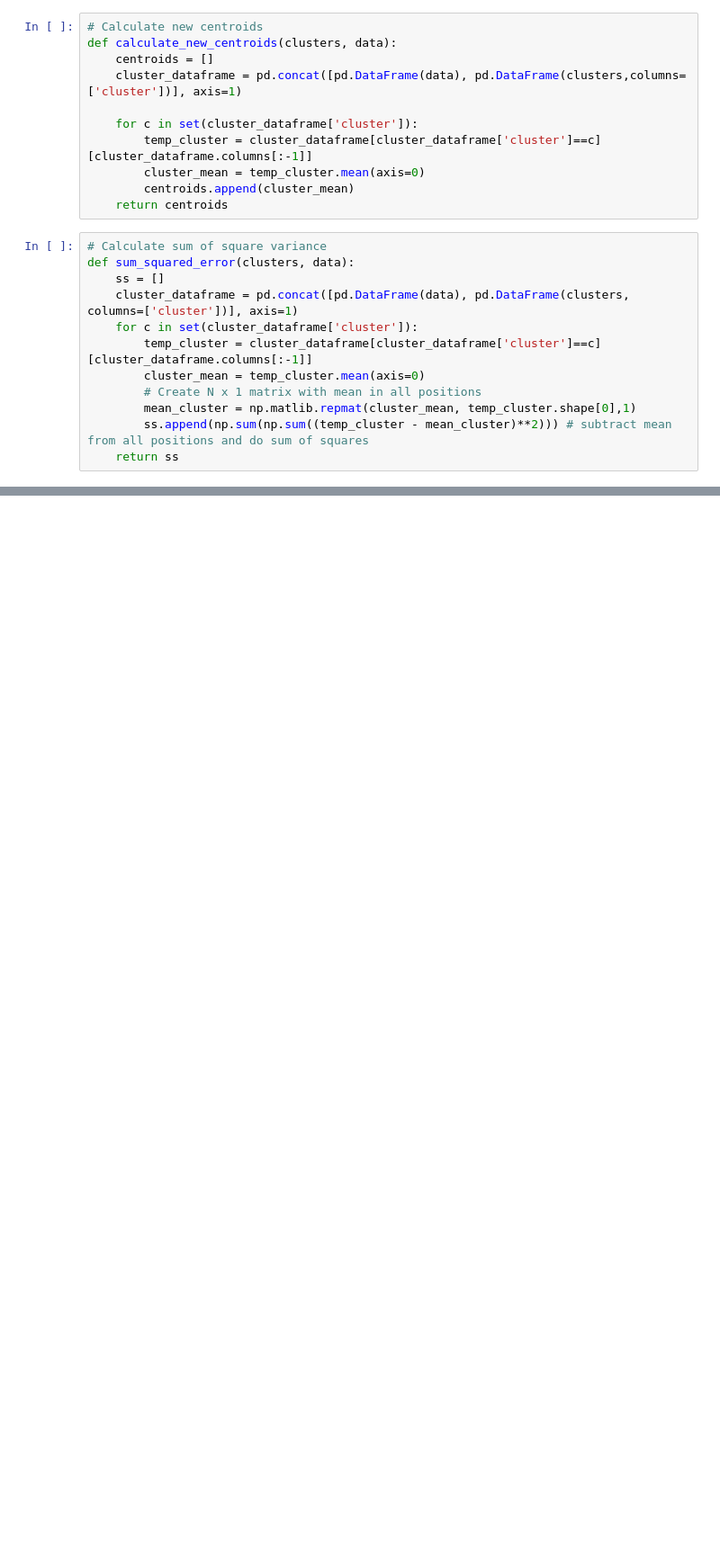
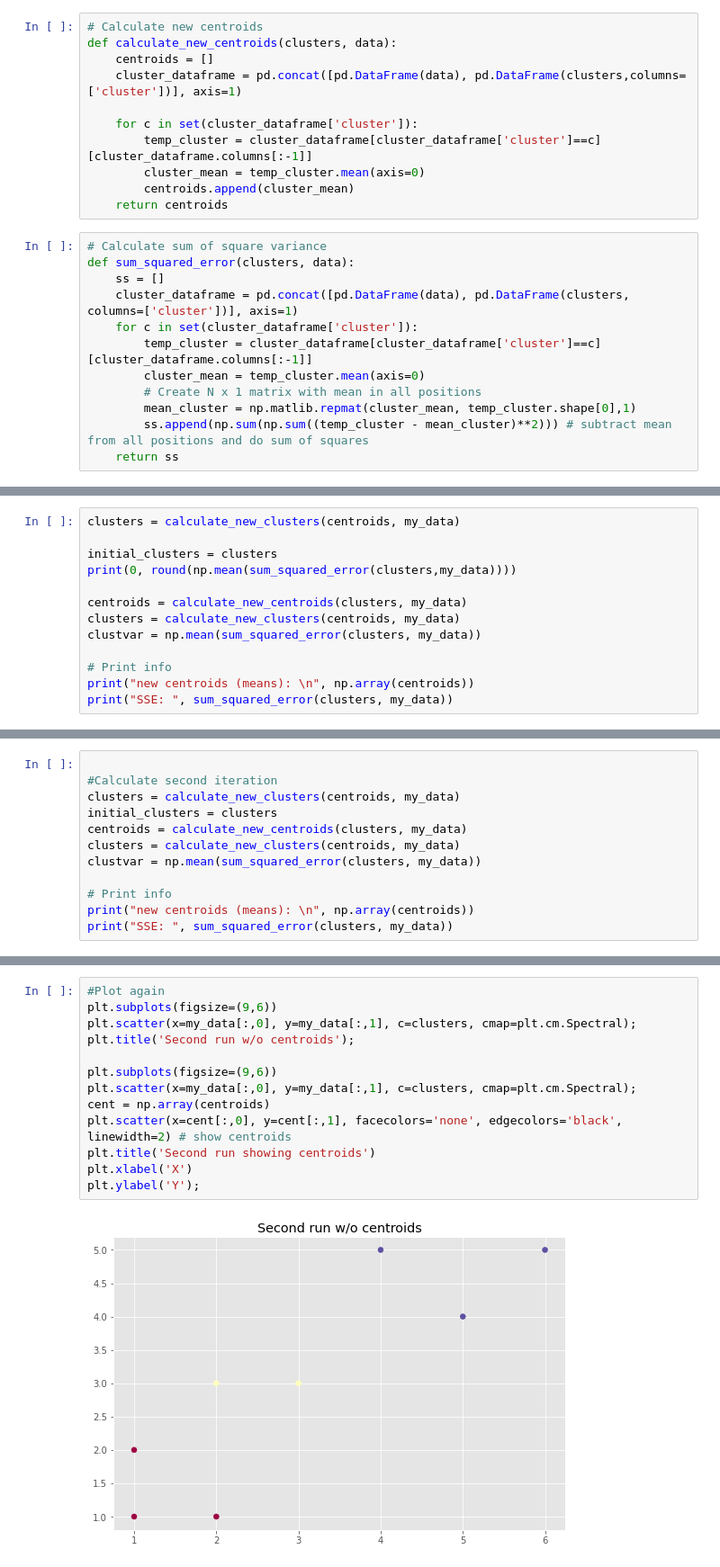
Before and after one commit to dpaskal/kmeans, a Jupyter notebook: kmeans.ipynb, the cells around one changed output, grey strips where cells are left out. Shown at 90% size. Cells and saved outputs as stored; diff of their text form; blank space fills up the shorter version.

```diff
--- a/kmeans.ipynb
+++ b/kmeans.ipynb
@@ -111,0 +106,13 @@ plt.scatter(x=my_data[:,0], y=my_data[:,1], c=initial_clusters, cmap=plt.cm.Spec
+# %%
+clusters = calculate_new_clusters(centroids, my_data)
+
+initial_clusters = clusters
+print(0, round(np.mean(sum_squared_error(clusters,my_data))))
+
+centroids = calculate_new_centroids(clusters, my_data)
+clusters = calculate_new_clusters(centroids, my_data)
+clustvar = np.mean(sum_squared_error(clusters, my_data))
+
+# Print info
+print("new centroids (means): \n", np.array(centroids))
+print("SSE: ", sum_squared_error(clusters, my_data))
@@ -111,0 +126,12 @@ plt.scatter(x=my_data[:,0], y=my_data[:,1], c=initial_clusters, cmap=plt.cm.Spec
+# %%
+
+#Calculate second iteration
+clusters = calculate_new_clusters(centroids, my_data)
+initial_clusters = clusters
+centroids = calculate_new_centroids(clusters, my_data)
+clusters = calculate_new_clusters(centroids, my_data)
+clustvar = np.mean(sum_squared_error(clusters, my_data))
+
+# Print info
+print("new centroids (means): \n", np.array(centroids))
+print("SSE: ", sum_squared_error(clusters, my_data))
@@ -111,0 +144,15 @@ plt.scatter(x=my_data[:,0], y=my_data[:,1], c=initial_clusters, cmap=plt.cm.Spec
+# %%
+#Plot again
+plt.subplots(figsize=(9,6))
+plt.scatter(x=my_data[:,0], y=my_data[:,1], c=clusters, cmap=plt.cm.Spectral);
+plt.title('Second run w/o centroids');
+
+plt.subplots(figsize=(9,6))
+plt.scatter(x=my_data[:,0], y=my_data[:,1], c=clusters, cmap=plt.cm.Spectral);
+cent = np.array(centroids)
+plt.scatter(x=cent[:,0], y=cent[:,1], facecolors='none', edgecolors='black', linewidth=2) # show centroids
+plt.title('Second run showing centroids')
+plt.xlabel('X')
+plt.ylabel('Y');
+# %% [output]
+[figure, added]
```
Also changed, not shown: parts of 10 cells of this notebook, 2 other files.
